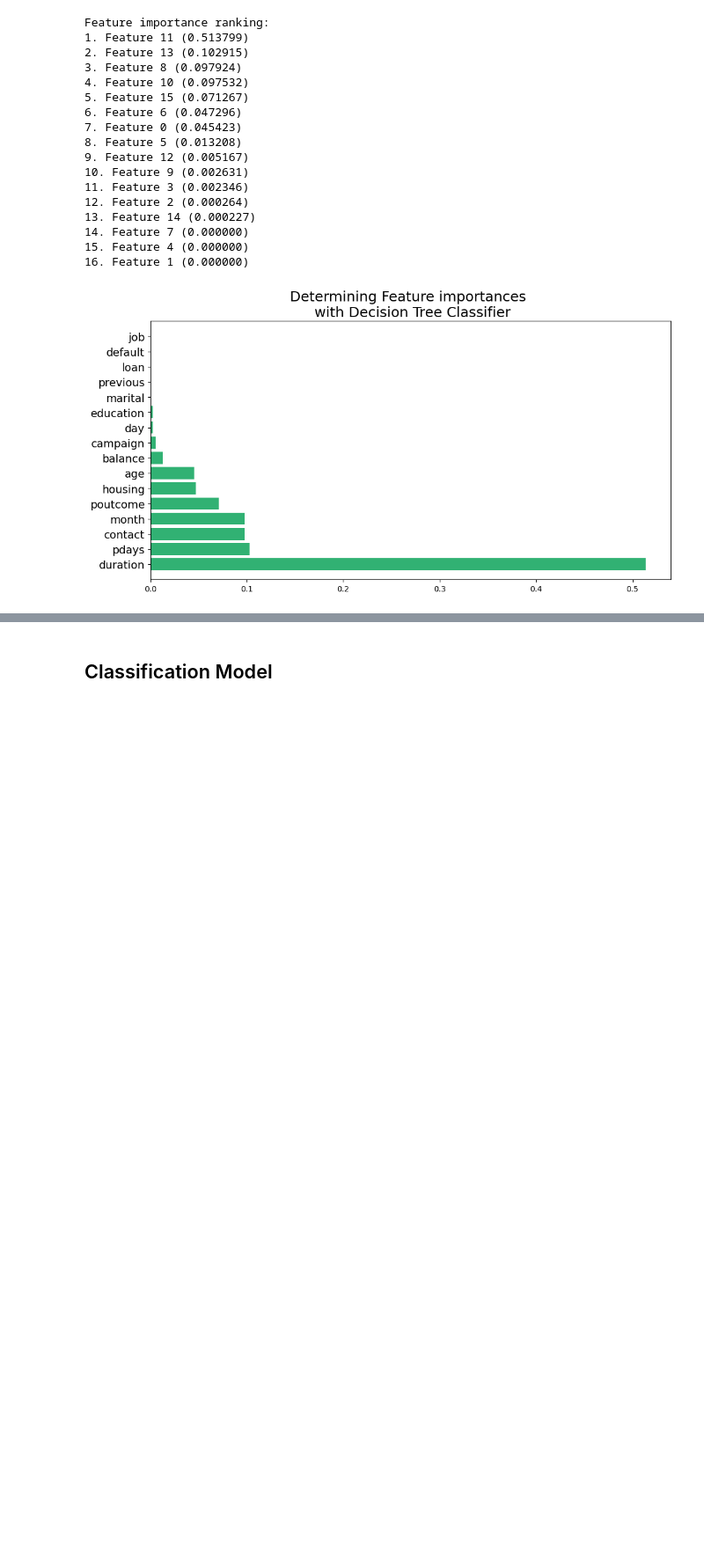
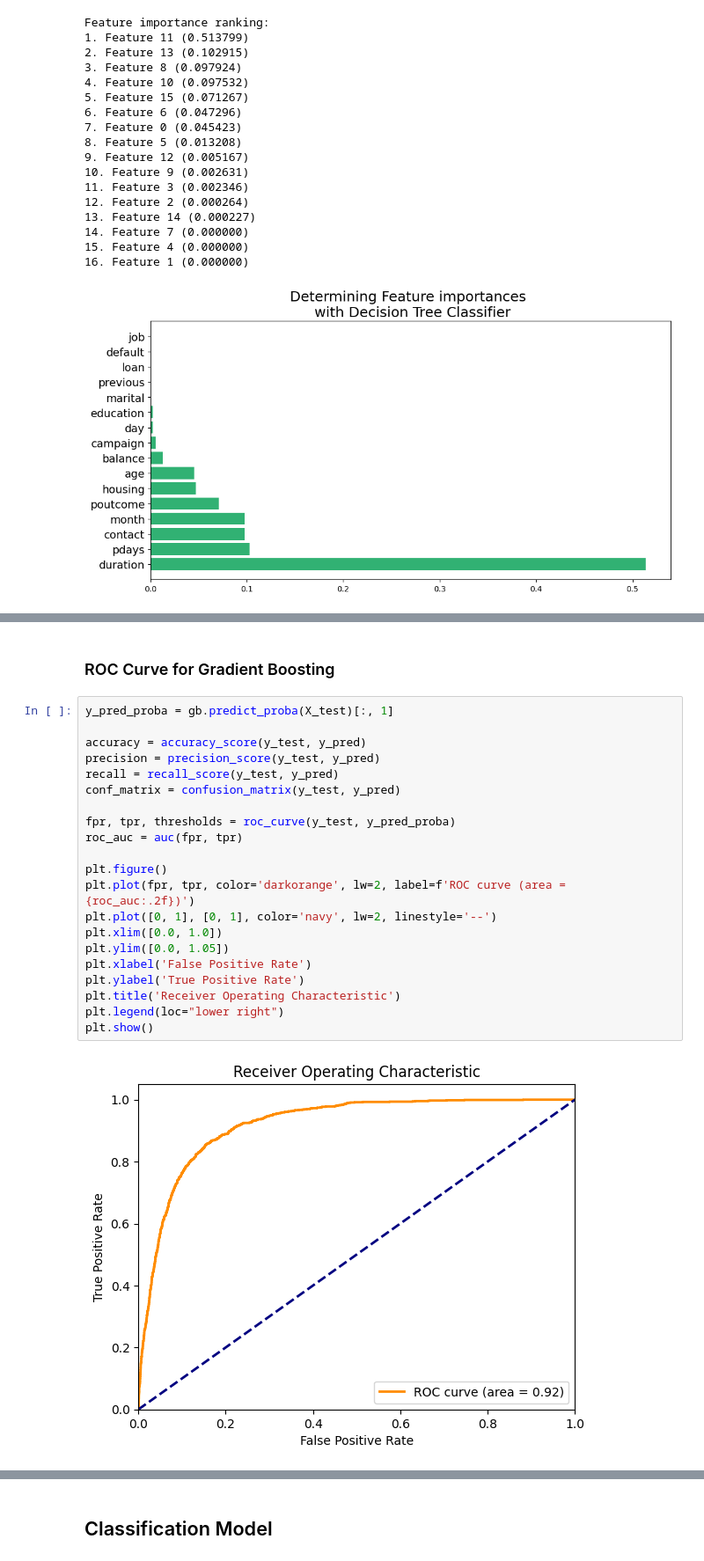
Before and after one commit to ZasaQ/A-neural-model-of-a-banking-customer, a Jupyter notebook: KrzywdaKubowicz.ipynb, the cells around one changed output, grey strips where cells are left out. Shown: that part at 88% size. Cells and saved outputs as stored; diff of their text form; blank space fills up the shorter version.

```diff
--- a/KrzywdaKubowicz.ipynb
+++ b/KrzywdaKubowicz.ipynb
@@ -640,0 +693,25 @@ Feature importance ranking:
+# %% [markdown]
+### ROC Curve for Gradient Boosting
+# %%
+y_pred_proba = gb.predict_proba(X_test)[:, 1]
+
+accuracy = accuracy_score(y_test, y_pred)
+precision = precision_score(y_test, y_pred)
+recall = recall_score(y_test, y_pred)
+conf_matrix = confusion_matrix(y_test, y_pred)
+
+fpr, tpr, thresholds = roc_curve(y_test, y_pred_proba)
+roc_auc = auc(fpr, tpr)
+
+plt.figure()
+plt.plot(fpr, tpr, color='darkorange', lw=2, label=f'ROC curve (area = {roc_auc:.2f})')
+plt.plot([0, 1], [0, 1], color='navy', lw=2, linestyle='--')
+plt.xlim([0.0, 1.0])
+plt.ylim([0.0, 1.05])
+plt.xlabel('False Positive Rate')
+plt.ylabel('True Positive Rate')
+plt.title('Receiver Operating Characteristic')
+plt.legend(loc="lower right")
+plt.show()
+# %% [output]
+[figure, added]
```
Also changed, not shown: parts of 16 cells of this notebook.
